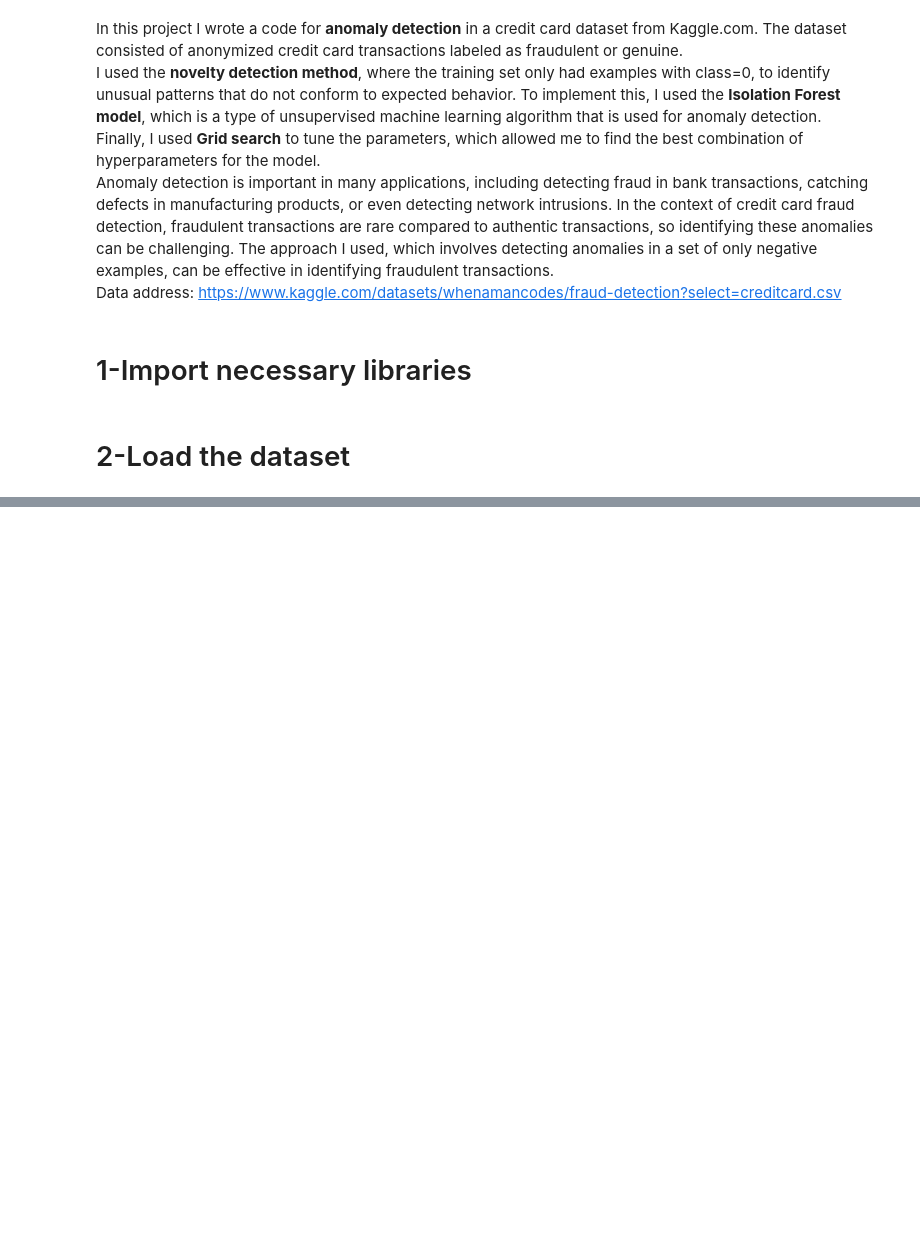
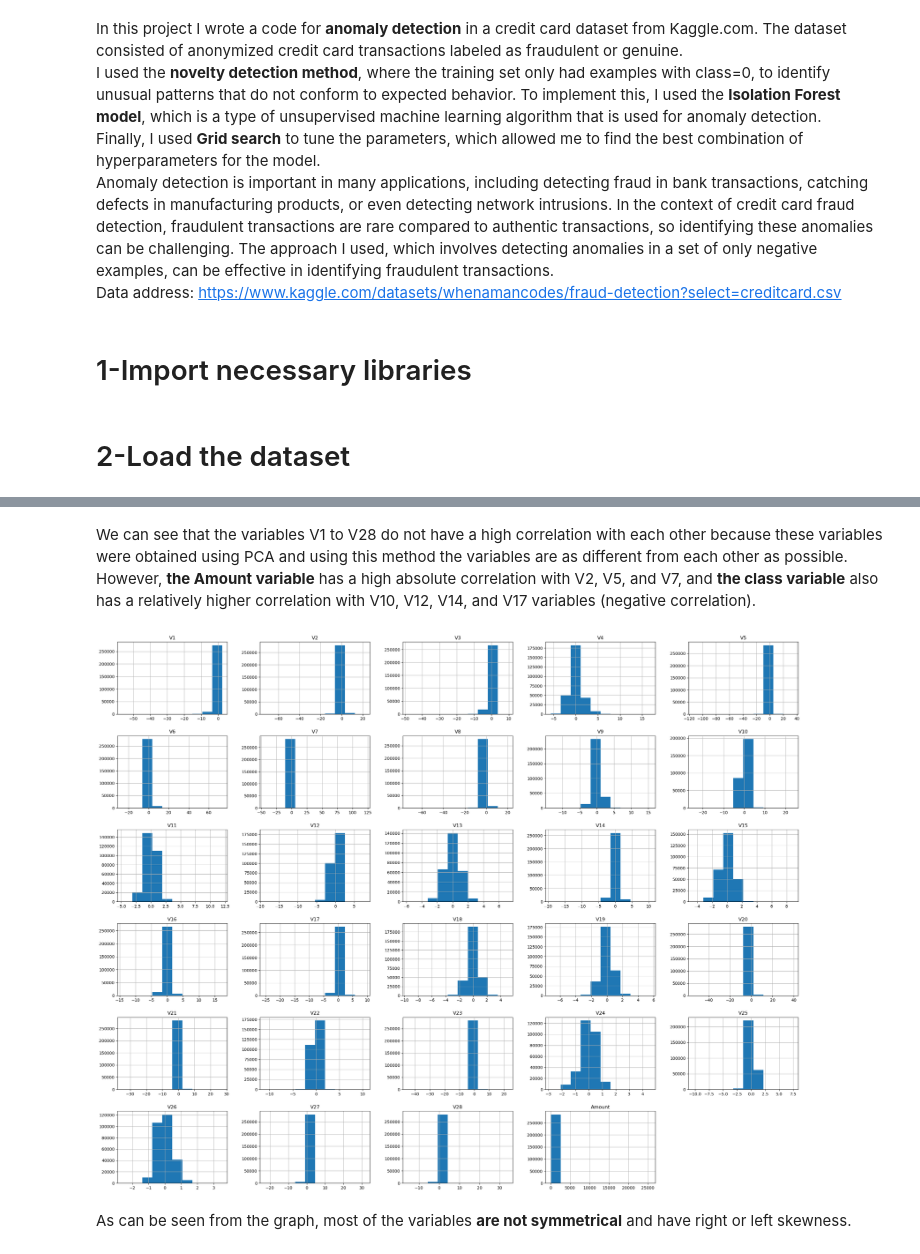
Before and after one commit to MostafaGorgani/Novelty-detection-by-Isolation-Forest, a Jupyter notebook: Anomaly Detection by Isolation Forest.ipynb, the cells around one changed output, grey strips where cells are left out. Drawn from its saved outputs; the diff is of its cells as text; code cells hidden in the pictures; blank space fills up the shorter version.

```diff
--- a/Anomaly Detection by Isolation Forest.ipynb
+++ b/Anomaly Detection by Isolation Forest.ipynb
@@ -27,0 +85,8 @@ data_creditcard=pd.read_csv ('creditcard.csv')
+# %% [markdown]
+We can see that the variables V1 to V28 do not have a high correlation with each other because these variables were obtained using PCA and using this method the variables are as different from each other as possible. However, **the Amount variable** has a high absolute correlation with V2, V5, and V7, and **the class variable** also has a relatively higher correlation with V10, V12, V14, and V17 variables (negative correlation).
+# %%
+_=data_creditcard.iloc[:,1:-1].hist(bins=10, figsize=(30, 24))
+# %% [output]
+[figure, added]
+# %% [markdown]
+As can be seen from the graph, most of the variables **are not symmetrical** and have right or left skewness.
```
Also changed, not shown: parts of 6 cells of this notebook.
